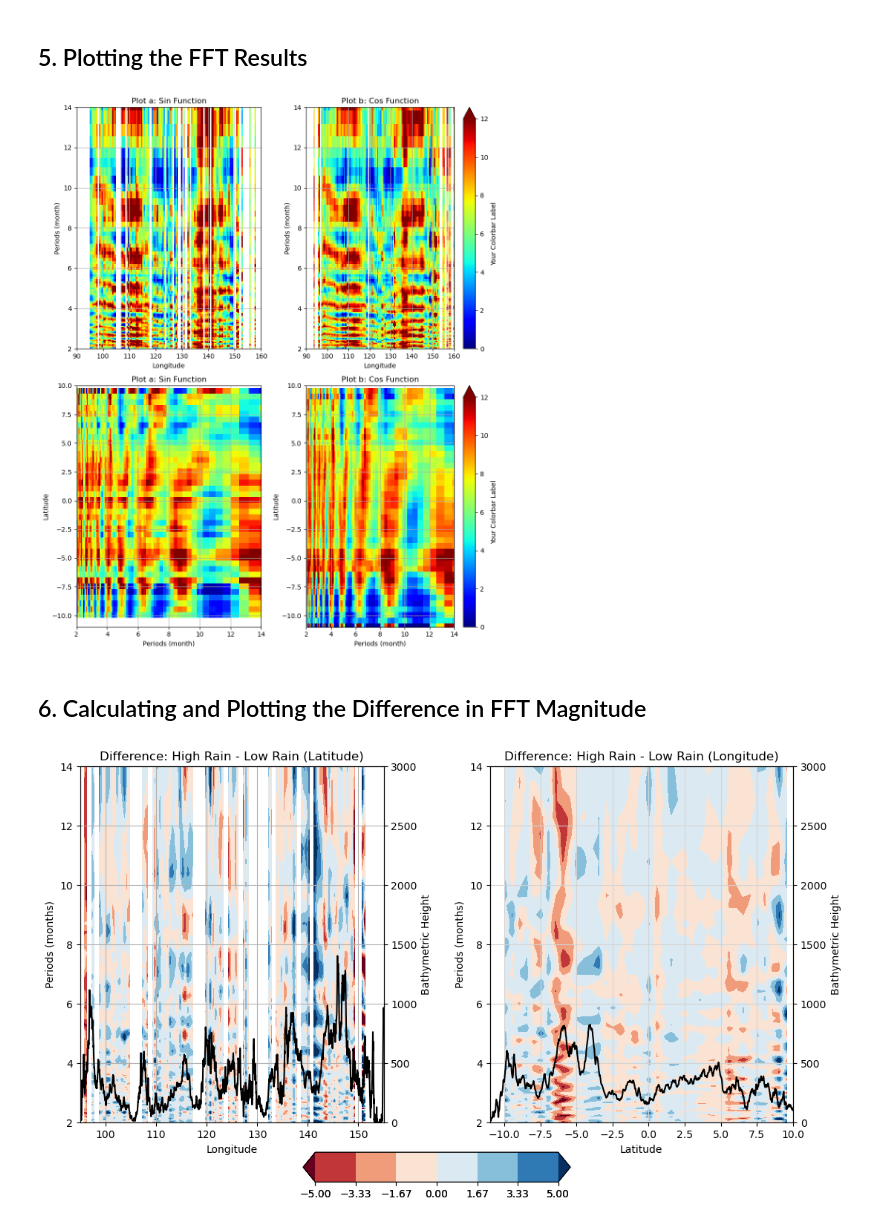
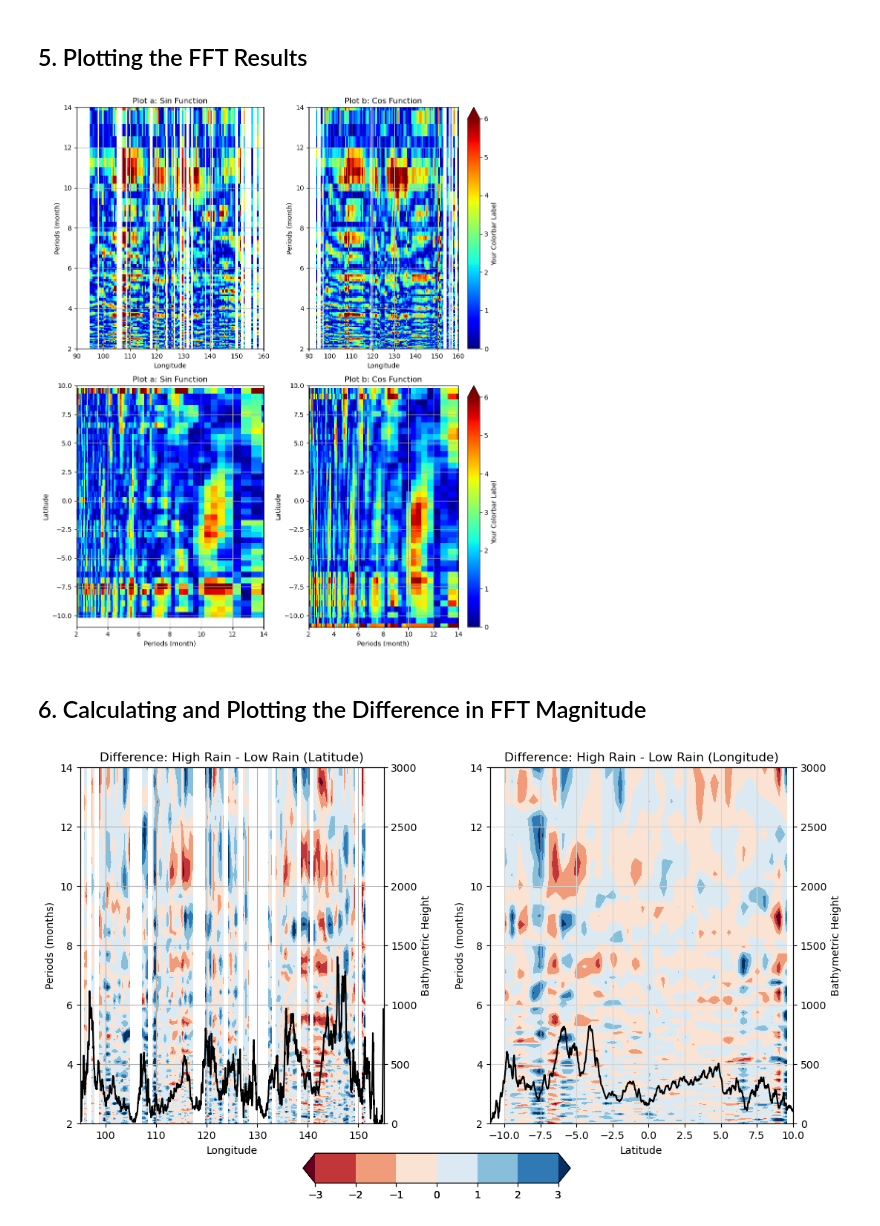
Before and after one commit to sputhiyamadam/PYRATES_workshop, a Jupyter notebook: L2_spectral_analysis_visualization.ipynb, the cells around one changed output. Drawn from its saved outputs; the diff is of its cells as text; code cells hidden in the pictures.

```diff
--- a/L2_spectral_analysis_visualization.ipynb
+++ b/L2_spectral_analysis_visualization.ipynb
@@ -38,7 +38,12 @@ lon_ind = []
 
 # Loop over each longitude index
 for lon_index in range(high_rain_lat_avg.shape[1]):
-    df = pd.DataFrame(high_rain_lat_avg[:, lon_index]).rolling(window=3).mean()
+    data = pd.DataFrame(high_rain_lat_avg[:, lon_index])
+    # Step 1: Remove the mean (detrend the data)
+    data_detrended = data - np.mean(data)
+
+    # Step 2: Apply rolling mean to detrended data
+    df = pd.DataFrame(data_detrended).rolling(window=3).mean()
     df_clean = df.dropna()
 
     if df_clean.empty:
@@ -85,7 +90,12 @@ lat_ind = []
 
 # Loop over each longitude index
 for lat_index in range(high_rain_lon_avg.shape[1]):
-    df = pd.DataFrame(high_rain_lon_avg[:, lat_index]).rolling(window=3).mean()
+    data = pd.DataFrame(high_rain_lon_avg[:, lat_index])
+    # Step 1: Remove the mean (detrend the data)
+    data_detrended = data - np.mean(data)
+
+    # Step 2: Apply rolling mean to detrended data
+    df = pd.DataFrame(data_detrended).rolling(window=3).mean()
     df_clean = df.dropna()
 
     if df_clean.empty:
@@ -134,7 +144,13 @@ lon_ind = []
 
 # Loop over each longitude index
 for lon_index in range(low_rain_lat_avg.shape[1]):
-    df = pd.DataFrame(low_rain_lat_avg[:, lon_index]).rolling(window=3).mean()
+
+    data = pd.DataFrame(low_rain_lat_avg[:, lon_index])
+    # Step 1: Remove the mean (detrend the data)
+    data_detrended = data - np.mean(data)
+
+    # Step 2: Apply rolling mean to detrended data
+    df = pd.DataFrame(data_detrended).rolling(window=3).mean()
     df_clean = df.dropna()
 
     if df_clean.empty:
@@ -182,7 +198,13 @@ lat_ind = []
 
 # Loop over each longitude index
 for lat_index in range(low_rain_lon_avg.shape[1]):
-    df = pd.DataFrame(low_rain_lon_avg[:, lat_index]).rolling(window=3).mean()
+
+    data = pd.DataFrame(low_rain_lon_avg[:, lat_index])
+    # Step 1: Remove the mean (detrend the data)
+    data_detrended = data - np.mean(data)
+
+    # Step 2: Apply rolling mean to detrended data
+    df = pd.DataFrame(data_detrended).rolling(window=3).mean()
     df_clean = df.dropna()
 
     if df_clean.empty:
@@ -229,7 +251,7 @@ fig, axes = plt.subplots(2, 2, figsize=(10, 12))
 
 # Plot the first DataArray
 FFT_high_rain_lat_avg.plot(ax=axes[0, 0], x='lon', y='periods', cmap='jet', robust=True,
-              vmin=0, vmax=12, add_colorbar=False)
+              vmin=0, vmax=6, add_colorbar=False)
 axes[0, 0].set_title('Plot a: Sin Function')
 axes[0, 0].set_ylabel('Periods (month)')
 axes[0, 0].set_xlabel('Longitude')
@@ -239,7 +261,7 @@ axes[0, 0].set_ylim(2, 14)
 
 # Plot the second DataArray
 FFT_low_rain_lat_avg.plot(ax=axes[0,1],x='lon', y='periods', cmap='jet', robust=True,
-              vmin=0, vmax=12, cbar_kwargs={'label': 'Your Colorbar Label'})
+              vmin=0, vmax=6, cbar_kwargs={'label': 'Your Colorbar Label'})
 axes[0, 1].set_title('Plot b: Cos Function')
 axes[0, 1].set_ylabel('Periods (month)')
 axes[0, 1].set_xlabel('Longitude')
@@ -249,39 +271,39 @@ axes[0, 1].set_ylim(2, 14)
 
 # Plot the third DataArray
 FFT_high_rain_lon_avg.plot(ax=axes[1, 0], y='lat', x='periods', cmap='jet', robust=True,
-              vmin=0, vmax=12, add_colorbar=False)
+              vmin=0, vmax=6, add_colorbar=False)
 axes[1, 0].set_title('Plot a: Sin Function')
 axes[1, 0].set_ylabel('Latitude')
 axes[1, 0].set_xlabel('Periods (month)')
 axes[1, 0].grid()
 # Set y-axis limits
 axes[1, 0].set_ylim(-11, 10)
 axes[1, 0].set_xlim(2, 14)
 
 # Plot the fourth DataArray
 FFT_low_rain_lon_avg.plot(ax=axes[1,1],y='lat', x='periods', cmap='jet', robust=True,
-              vmin=0, vmax=12, cbar_kwargs={'label': 'Your Colorbar Label'})
+              vmin=0, vmax=6, cbar_kwargs={'label': 'Your Colorbar Label'})
 axes[1, 1].set_title('Plot b: Cos Function')
 axes[1, 1].set_ylabel('Latitude')
 axes[1, 1].set_xlabel('Periods (month)')
 axes[1, 1].grid()
 # Set y-axis limits
 axes[1, 1].set_ylim(-11, 10)
 axes[1, 1].set_xlim(2, 14)
 
 
 
 # Remove the duplicate axis on the right
 # axes[1, 1].axis('off')  # Hide the second axis in the bottom row
 
 
 # Adjust layout
 plt.tight_layout()
 
 # Show the plot
 plt.show()
 # %% [output]
-[figure, old version]
+[figure, new version]
 # %% [markdown]
 ## 6. Calculating and Plotting the Difference in FFT Magnitude
 # %%
@@ -300,7 +322,7 @@ fig, axes = plt.subplots(1, 2, figsize=(12, 8))
 
 # Plot the latitude difference as a contour plot
 contour_lat = diff_lat_avg.plot.contourf(ax=axes[0], x='lon', y='periods', cmap='RdBu',
-                                          vmin=-5, vmax=5, add_colorbar=False)
+                                          vmin=-3, vmax=3, add_colorbar=False)
 axes[0].set_title('Difference: High Rain - Low Rain (Latitude)')
 axes[0].set_ylabel('Periods (months)')
 axes[0].set_xlabel('Longitude')
@@ -326,7 +348,7 @@ ax2.set_ylim(0, 3000)
 # contour_lon = diff_lon_avg.plot.contourf(ax=axes[1], x='lat', y='periods', cmap='Spectral',
 #                                          vmin=-5, vmax=5, cbar_kwargs={'label': 'Your Colorbar Label'})
 contour_lon = diff_lon_avg.plot.contourf(ax=axes[1], x='lat', y='periods', cmap='RdBu',
-                                          vmin=-5, vmax=5,add_colorbar=False )
+                                          vmin=-3, vmax=3,add_colorbar=False )
 axes[1].set_title('Difference: High Rain - Low Rain (Longitude)')
 axes[1].set_xlabel('Latitude')
 axes[1].set_ylabel('Periods (months)')
@@ -359,4 +381,4 @@ cbar = plt.colorbar(contour_lat, ax=axes[1], orientation='horizontal', pad=0.1,
 cbar.ax.set_position([0.35, -0.65, 0.3, 0.9])  # [left, bottom, width, height]
 plt.show()
 # %% [output]
-[figure, old version]
+[figure, new version]
```
Also changed, not shown: 1 other file.
